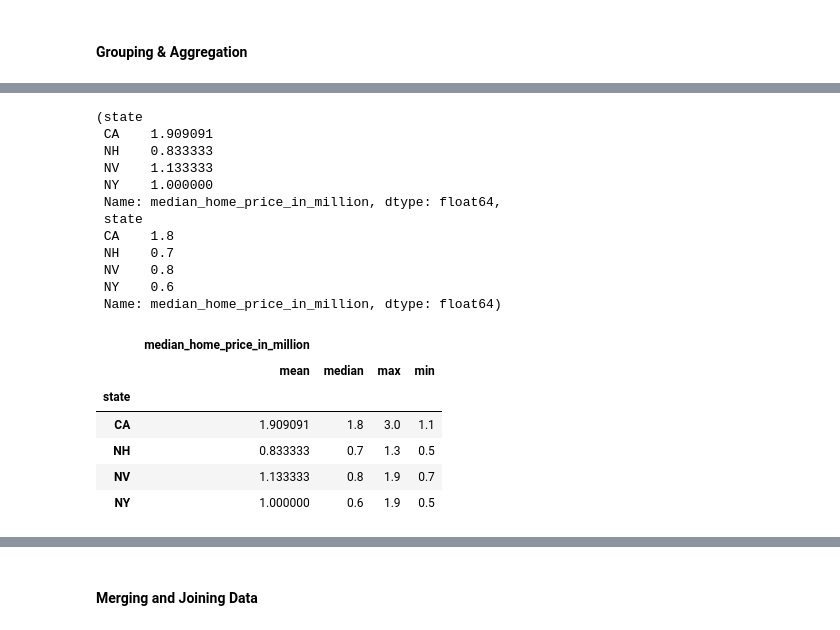
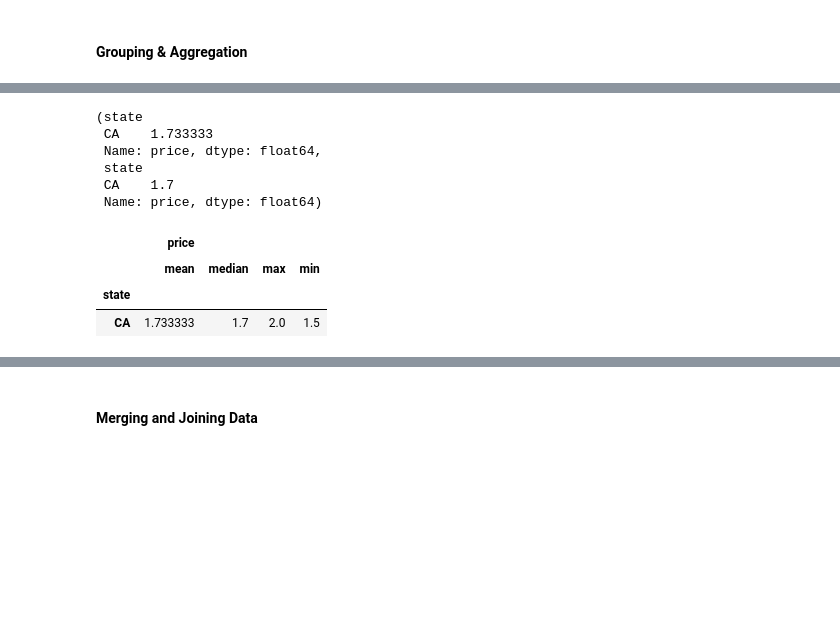
Before and after one commit to kannans100/sansa, a Jupyter notebook: Session_10/pandas_examples.ipynb, the cells around one changed output, grey strips where cells are left out. Cells and saved outputs as stored; diff of their text form; code cells hidden in the pictures; blank space fills up the shorter version.

```diff
--- a/Session_10/pandas_examples.ipynb
+++ b/Session_10/pandas_examples.ipynb
@@ -484,31 +331,22 @@ data.head()
 # %%
-data.groupby('state')['median_home_price_in_million'].mean(), data.groupby('state')['median_home_price_in_million'].median()
+data.groupby('state')['price'].mean(), data.groupby('state')['price'].median()
 # %% [output]
 (state
- CA    1.909091
- NH    0.833333
- NV    1.133333
- NY    1.000000
- Name: median_home_price_in_million, dtype: float64,
+ CA    1.733333
+ Name: price, dtype: float64,
  state
- CA    1.8
- NH    0.7
- NV    0.8
- NY    0.6
- Name: median_home_price_in_million, dtype: float64)
+ CA    1.7
+ Name: price, dtype: float64)
 # %%
 data.groupby('state').agg(
     {
-    'median_home_price_in_million': ['mean', 'median', 'max', 'min']
+    'price': ['mean', 'median', 'max', 'min']
     })
 # %% [output]
-|  | median_home_price_in_million |  |  |  |
+|  | price |  |  |  |
 |  | mean | median | max | min |
 | state |  |  |  |  |
-| CA | 1.909091 | 1.8 | 3.0 | 1.1 |
-| NH | 0.833333 | 0.7 | 1.3 | 0.5 |
-| NV | 1.133333 | 0.8 | 1.9 | 0.7 |
-| NY | 1.000000 | 0.6 | 1.9 | 0.5 |
+| CA | 1.733333 | 1.7 | 2.0 | 1.5 |
 # %%
 data.describe()
 # %% [output]
```
Also changed, not shown: parts of 32 cells of this notebook, 2 other files.
